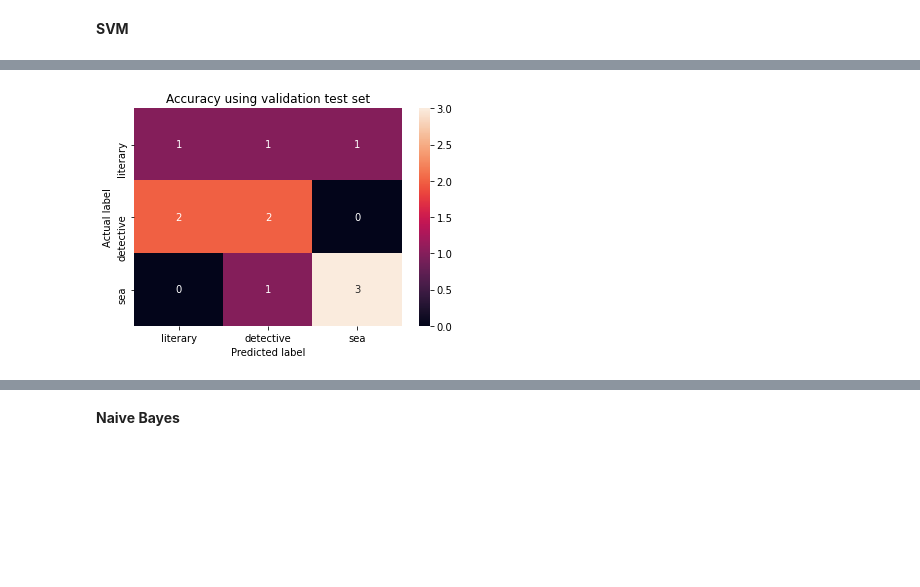
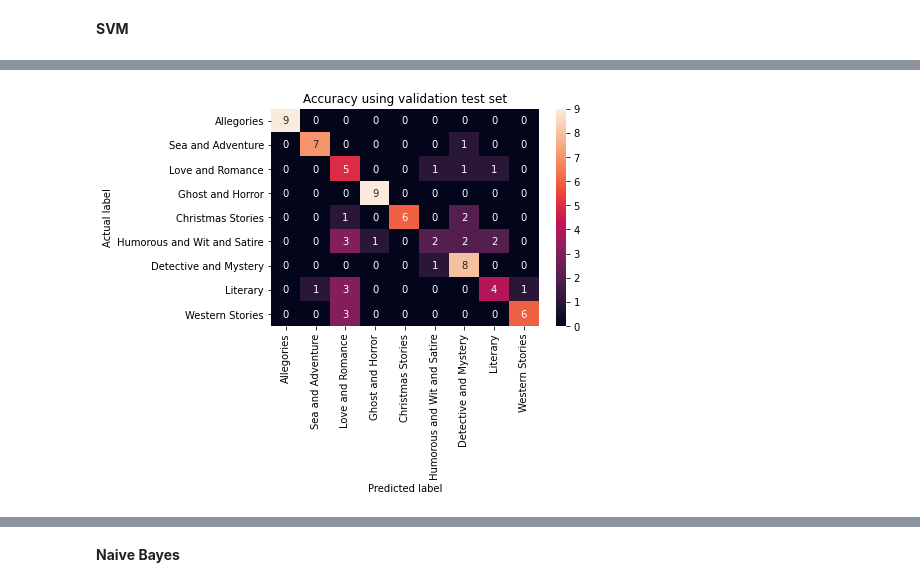
Before and after one commit to BlackCurrantDS/ATiML-Project, a Jupyter notebook: PCA_Analysis.ipynb, the cells around one changed output, grey strips where cells are left out. Cells and saved outputs as stored; diff of their text form; code cells hidden in the pictures; blank space fills up the shorter version.

```diff
--- a/PCA_Analysis.ipynb
+++ b/PCA_Analysis.ipynb
@@ -37,7 +37,7 @@ last_cols = [col for col in val_data.columns if col not in first_cols]
 
 val_data = val_data[first_cols+last_cols]
 # %%
-X_train,y_train = train_data.values[:,4:], train_data.values[:,1]
+X_train,y_train = train_data.values[:,2:], train_data.values[:,1]
 # %%
 print("Shape of training input", X_train.shape)
 print("Shape of training output", y_train.shape)
@@ -47,5 +47,5 @@ Shape of training output (88,)
 # %%
-X_val,y_val = val_data.values[:,4:], val_data.values[:,1]
+X_val,y_val = val_data.values[:,2:], val_data.values[:,1]
 # %%
 print("Shape of test input", X_val.shape)
 print("Shape of test output", y_val.shape)
@@ -79,7 +79,7 @@ for components = 30 error is 74.76585957516389
 for components = 35 error is inf
 Average error of 5-fold CV is : [inf]
 # %%
-pca = PCA(n_components=10)
+pca = PCA(n_components=20)
 X_train_pca = pca.fit(X_train)
 X_train_pca = pca.transform(X_train)
 X_val_pca = pca.transform(X_val)
@@ -110,0 +127,4 @@ plt.show()
+# %%
+lr = LogisticRegression(class_weight = 'balanced')
+lr.fit(X_train_pca,y_train)
+y_pred_lr = lr.predict(X_val_pca)
@@ -134,18 +175,14 @@ Accuracy on overall test set is: 0.5454545454545454
 # %%
 from matplotlib import pyplot as plt
 from sklearn.metrics import accuracy_score
 cm = confusion_matrix(y_val, y_pred_lr)
-cm_df = pd.DataFrame(cm,
-                     index = ['literary','detective','sea'],
-                     columns = ['literary','detective','sea'])
-
-sns.heatmap(cm_df, annot=True)
+sns.heatmap(cm, annot=True , xticklabels=train_data.genre.unique(), yticklabels=train_data.genre.unique())
 plt.title('Accuracy using validation test set'.format(accuracy_score(y_val, y_pred_lr)))
 plt.ylabel('Actual label')
 plt.xlabel('Predicted label')
 plt.show()
 # %% [output]
-[figure, old version]
+[figure, new version]
 # %%
 print(classification_report(y_val, y_pred_lr))
 # %% [output]
```
Also changed, not shown: parts of 19 cells of this notebook.
